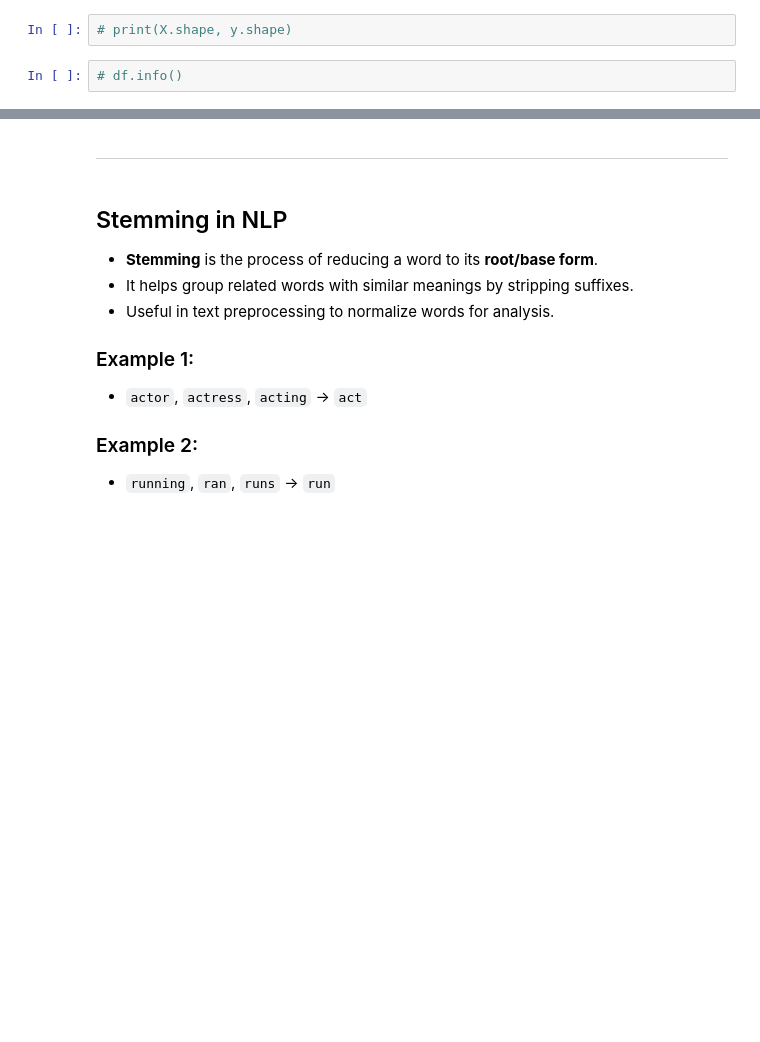
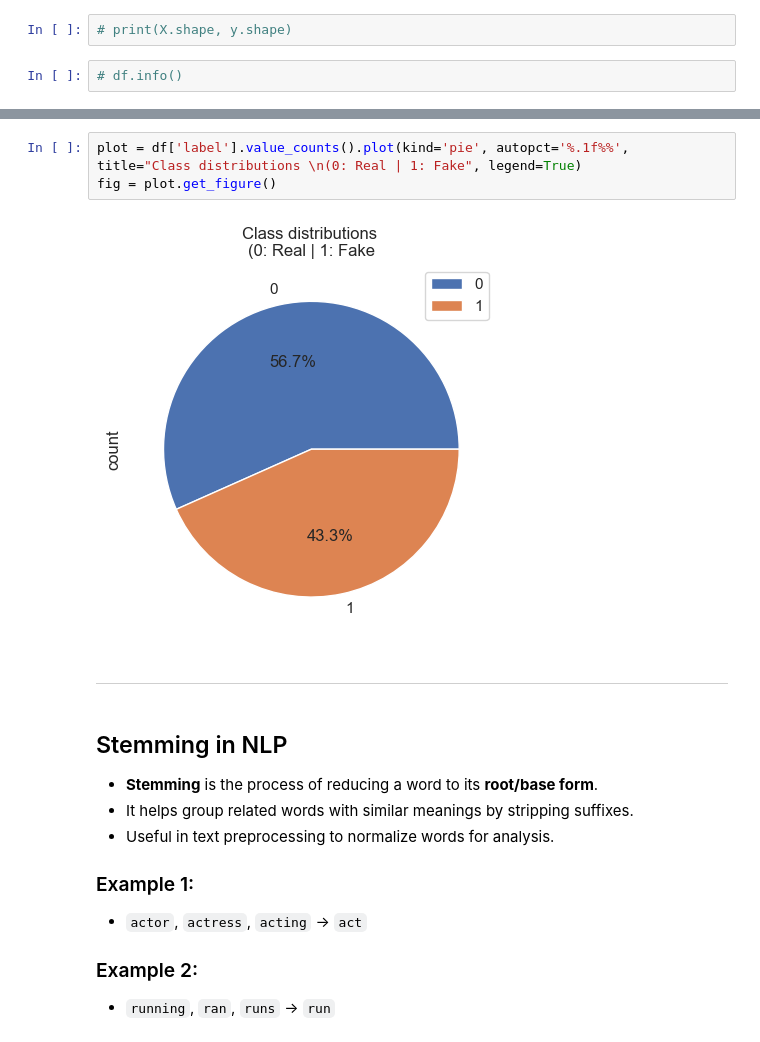
Before and after one commit to bainash10/Fake-News-Prediction-using-Logistic-Regression, a Jupyter notebook: main.ipynb, the cells around one changed output, grey strips where cells are left out. Drawn from its saved outputs; the diff is of its cells as text; blank space fills up the shorter version.

```diff
--- a/main.ipynb
+++ b/main.ipynb
@@ -158,3 +178,8 @@ df.head()
+# %%
+plot = df['label'].value_counts().plot(kind='pie', autopct='%.1f%%', title="Class distributions \n(0: Real | 1: Fake", legend=True)
+fig = plot.get_figure()
+# %% [output]
+[figure, added]
 # %% [markdown]
 ___
 # %% [markdown]
```
Also changed, not shown: parts of 16 cells of this notebook.
